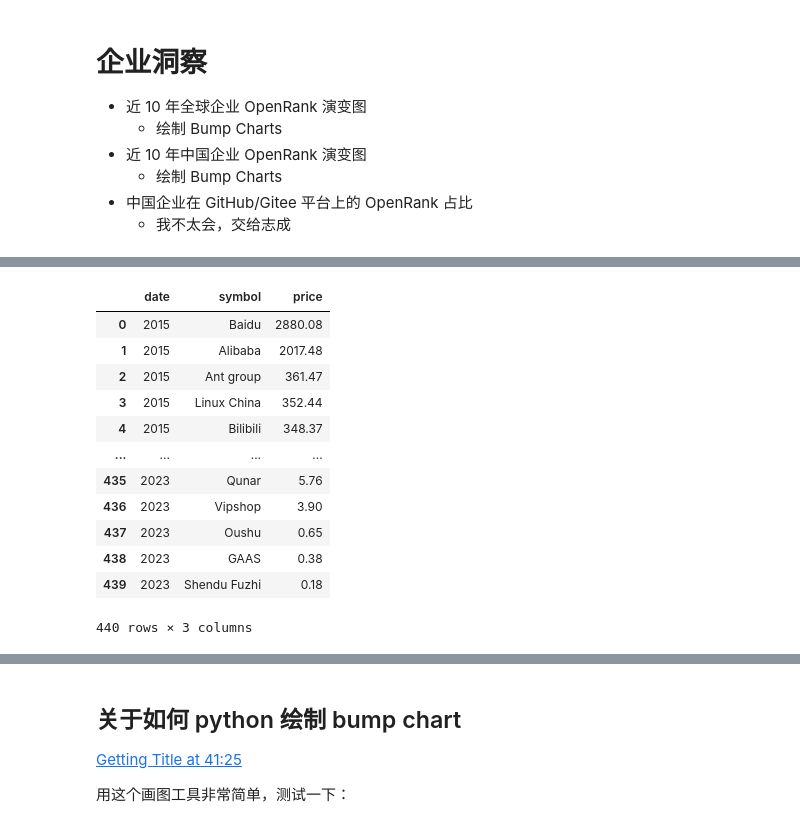
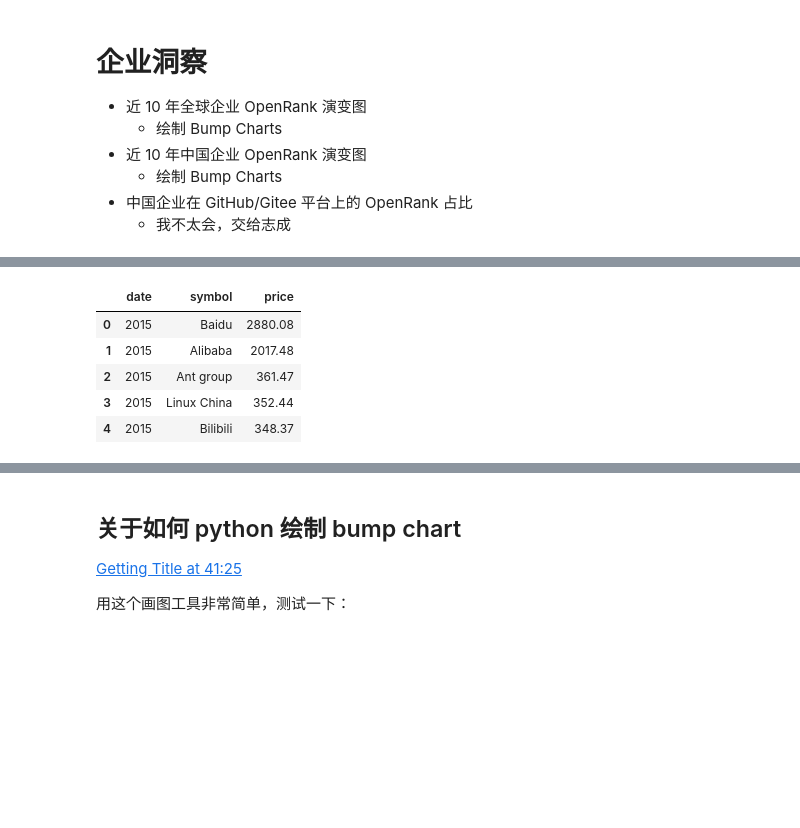
Before and after one commit to zhicheng-ning/eoss_observe, a Jupyter notebook: eoss_observe/main.ipynb, the cells around one changed output, grey strips where cells are left out. Saved outputs shown, nothing was run; the diff lists cells and outputs as text; code cells hidden in the pictures; blank space fills up the shorter version.

```diff
--- a/eoss_observe/main.ipynb
+++ b/eoss_observe/main.ipynb
@@ -89,41 +65,34 @@ import pandas as pd
 
 
 class BumpChartItem(BaseModel):
     date: str
     symbol: str
     price: float
 
 
 chinese_bump_chart_list: List[BumpChartItem] = []
 
 for year_entry in chinese_list:
     for entry in year_entry.data:
         chinese_bump_chart_list.append(
             BumpChartItem(
                 date=str(year_entry.time),
                 symbol=entry.item.name,
                 price=entry.value,
             ).model_dump()  # 虽然看起来很奇怪，但是没办法。
         )
 
 
 chinese_bump_chart_df = pd.DataFrame(chinese_bump_chart_list)
 
-chinese_bump_chart_df
+chinese_bump_chart_df[:5]
 # %% [output]
 |  | date | symbol | price |
 | 0 | 2015 | Baidu | 2880.08 |
 | 1 | 2015 | Alibaba | 2017.48 |
 | 2 | 2015 | Ant group | 361.47 |
 | 3 | 2015 | Linux China | 352.44 |
 | 4 | 2015 | Bilibili | 348.37 |
-| ... | ... | ... | ... |
-| 435 | 2023 | Qunar | 5.76 |
-| 436 | 2023 | Vipshop | 3.90 |
-| 437 | 2023 | Oushu | 0.65 |
-| 438 | 2023 | GAAS | 0.38 |
-| 439 | 2023 | Shendu Fuzhi | 0.18 |
-440 rows × 3 columns
 # %%
 import altair as alt
 
```
Also changed, not shown: parts of 4 cells of this notebook.
